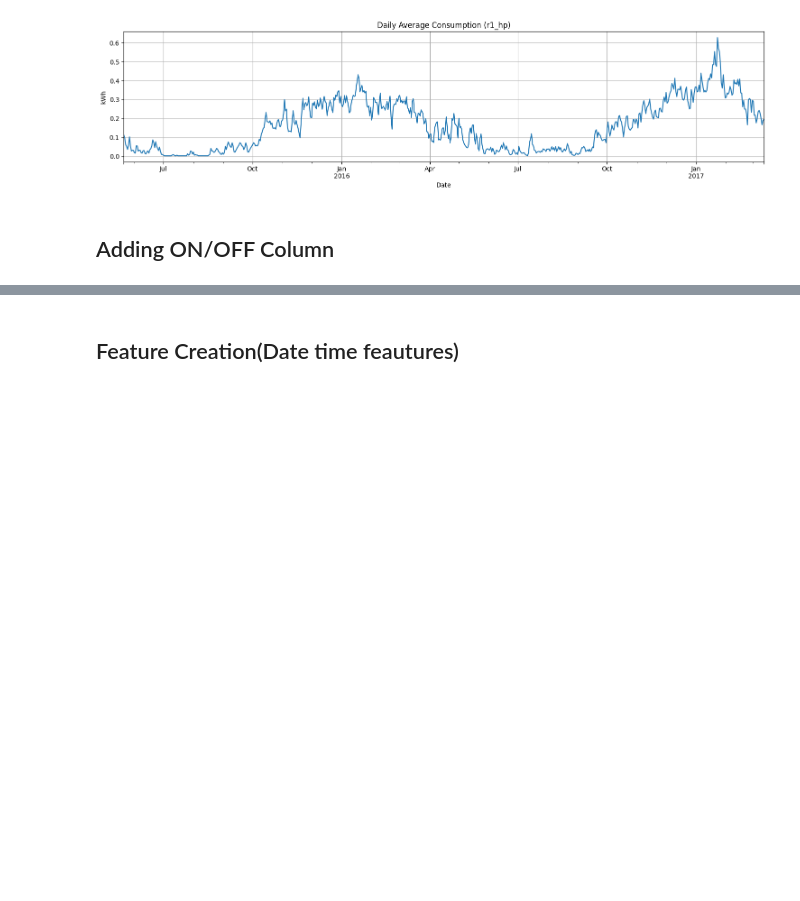
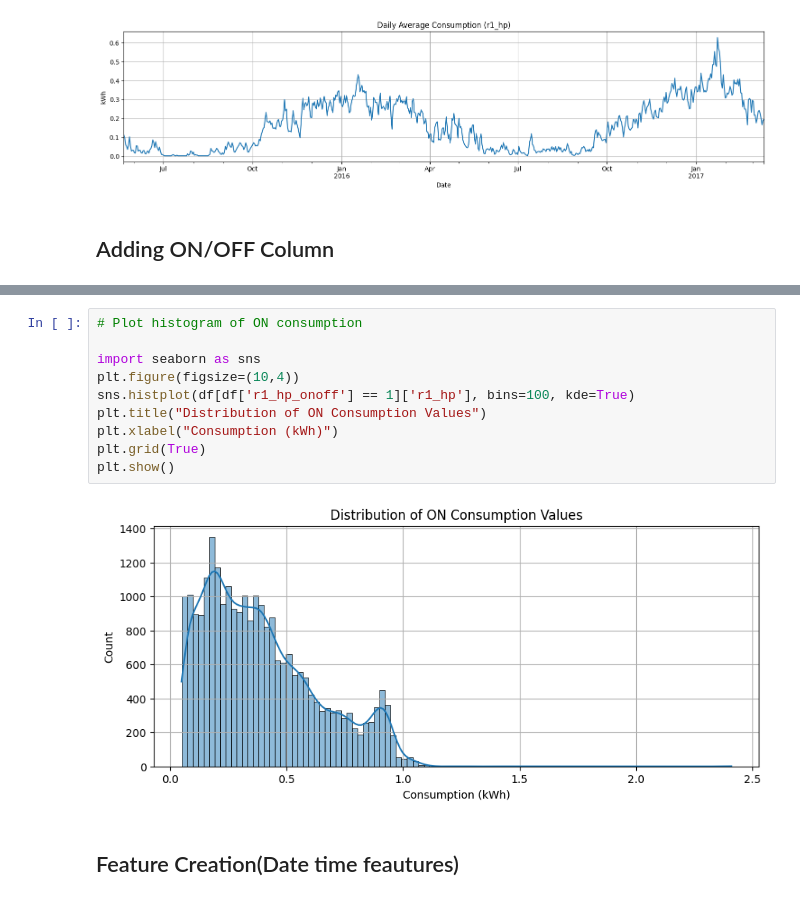
Before and after one commit to roushansr/Energy_Management, a Jupyter notebook: Code_Medium.ipynb, the cells around one changed output, grey strips where cells are left out. Cells and saved outputs as stored; diff of their text form; blank space fills up the shorter version.

```diff
--- a/Code_Medium.ipynb
+++ b/Code_Medium.ipynb
@@ -234,3 +261,15 @@ Name: count, dtype: int64
+# %%
+# Plot histogram of ON consumption
+
+import seaborn as sns
+plt.figure(figsize=(10,4))
+sns.histplot(df[df['r1_hp_onoff'] == 1]['r1_hp'], bins=100, kde=True)
+plt.title("Distribution of ON Consumption Values")
+plt.xlabel("Consumption (kWh)")
+plt.grid(True)
+plt.show()
+# %% [output]
+[figure, added]
 # %% [markdown]
 ## Feature Creation(Date time feautures)
 # %%
```
Also changed, not shown: parts of 8 cells of this notebook.
